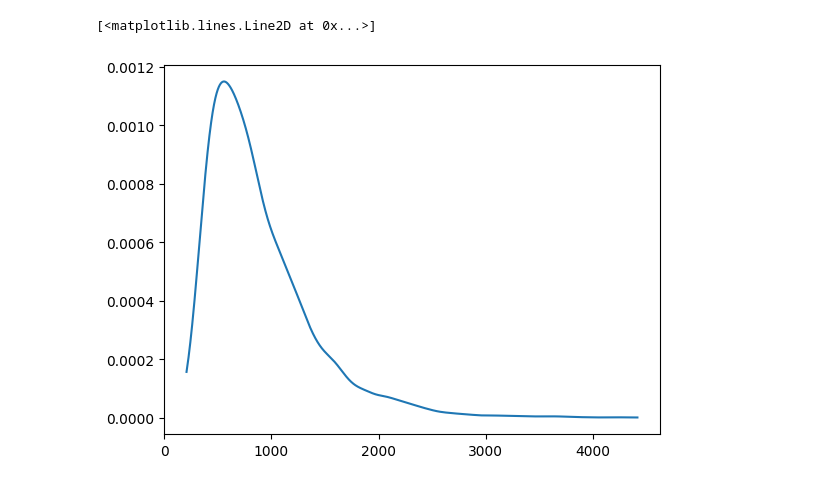
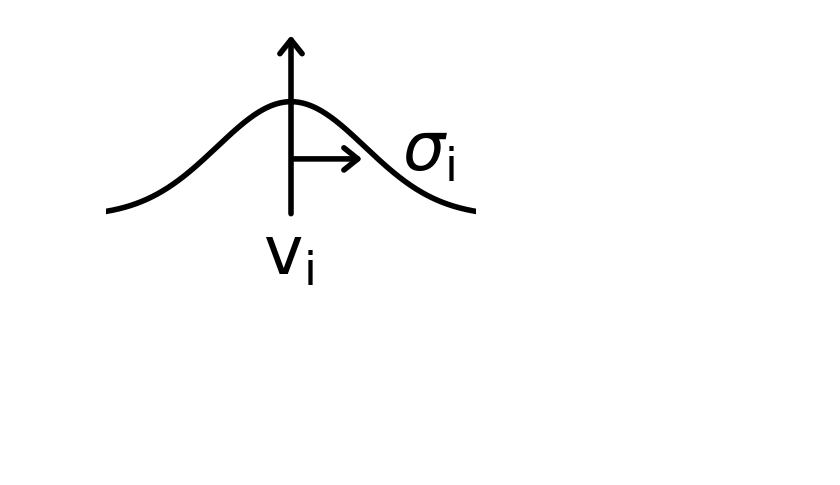
Before and after one commit to maltelueken/eam-abi-robustness, a Jupyter notebook: create_rdm_figure.ipynb, the cells around one changed output. Cells and saved outputs as stored; diff of their text form; code cells hidden in the pictures; blank space fills up the shorter version.

```diff
--- a/create_rdm_figure.ipynb
+++ b/create_rdm_figure.ipynb
@@ -112,5 +131,34 @@ array([ 209.37296997,  217.09492166,  219.44562997, ..., 4205.57137349,
-# %%
-plt.plot(rt_true, kernel_true(rt_true))
-# %% [output]
-[<matplotlib.lines.Line2D at 0x...>]
-[figure, removed]
+# %%
+import numpy as np
+import matplotlib.pyplot as plt
+from scipy.stats import norm
+from matplotlib.transforms import Affine2D
+
+# Create the figure and axes
+fig, ax = plt.subplots(figsize=(4, 3))
+
+# Generate x values on a standard scale
+x_std = np.linspace(-1, 1, 1000)
+y_std = norm.pdf(x_std, scale = 0.4)
+
+# Plot the rotated normal distribution
+ax.plot(x_std, y_std, '-', linewidth=4, color="k")
+
+ax.add_patch(FancyArrowPatch((0, 0), (0, y_std.max() + 0.6), arrowstyle='->, head_width=8, head_length=10', lw=4, color='k'))
+
+ax.text(-0.15, -0.5, r"$\text{v}_{\text{i}}$", size = 48)
+
+ax.add_patch(FancyArrowPatch((0, 0.5), (0.4, 0.5), arrowstyle='->, head_width=8, head_length=10', lw=4, color='k'))
+
+ax.text(0.6, 0.4, r"$\sigma_{\text{i}}$", size = 48)
+
+ax.set_xlim(-1, 1)
+
+ax.set_axis_off()
+
+plt.tight_layout()
+plt.show()
+
+fig.savefig("norm_dist.png")
+# %% [output]
+[figure, added]
```
Also changed, not shown: parts of 5 cells of this notebook.
